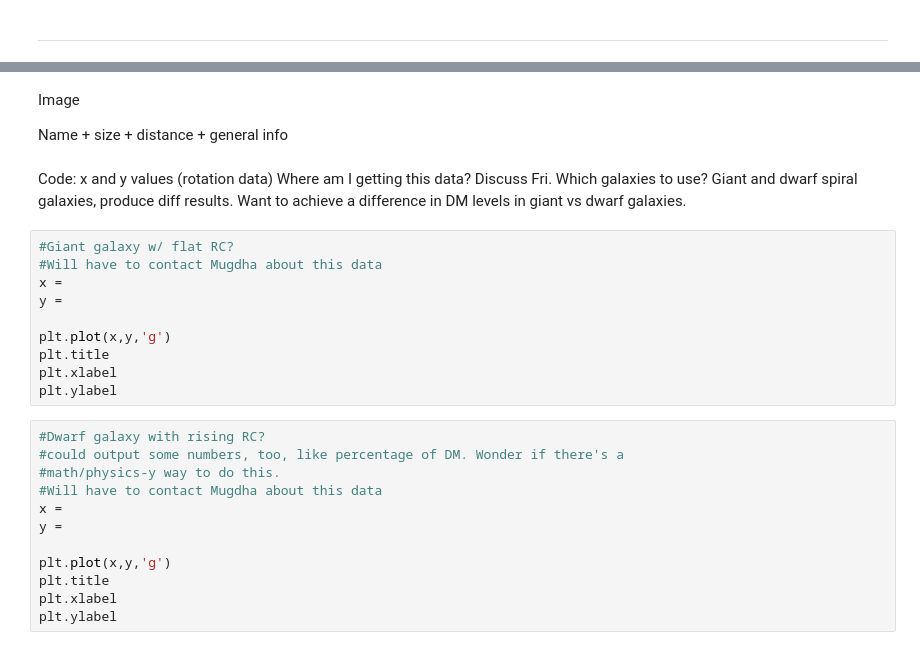
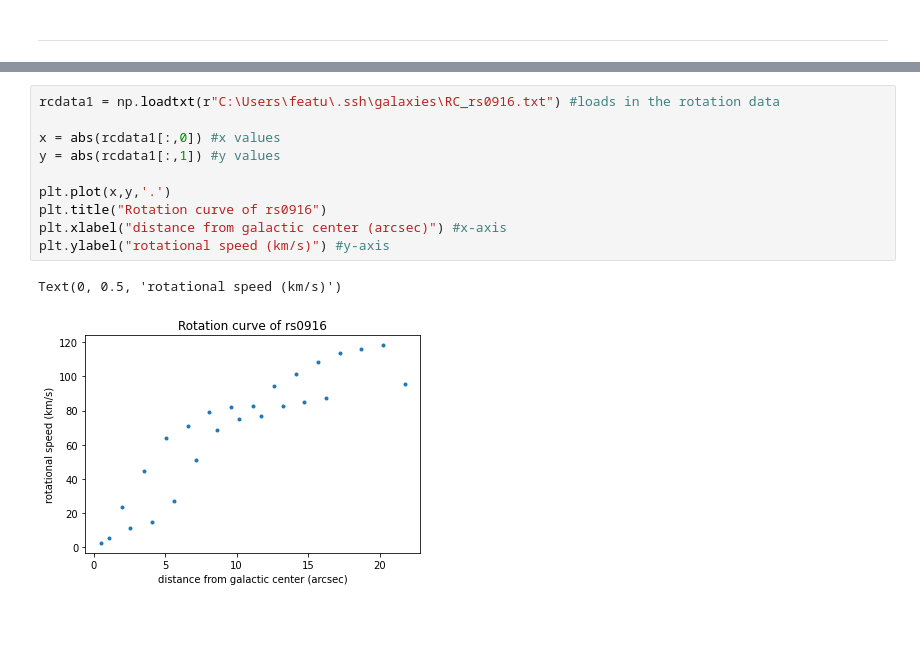
Before and after one commit to kathrynhart1/DMandRCs, a Jupyter notebook: Dark_Matter_and_Weighing_the_Galaxy.ipynb, the cells around one changed output, grey strips where cells are left out. Saved outputs shown, nothing was run; the diff lists cells and outputs as text; blank space fills up the shorter version.

```diff
--- a/Dark_Matter_and_Weighing_the_Galaxy.ipynb
+++ b/Dark_Matter_and_Weighing_the_Galaxy.ipynb
@@ -224,29 +252,13 @@ Now, let's look at some <i>real</i> spiral galaxies and plot their rotation curv
-# %% [markdown]
-Image
-
-Name + size + distance + general info
-# %% [markdown]
-Code: x and y values (rotation data)
-Where am I getting this data? Discuss Fri. Which galaxies to use? Giant and dwarf spiral galaxies, produce diff results. Want to achieve a difference in DM levels in giant vs dwarf galaxies.
-# %%
-#Giant galaxy w/ flat RC?
-#Will have to contact Mugdha about this data
-x =
-y =
-
-plt.plot(x,y,'g')
-plt.title
-plt.xlabel
-plt.ylabel
-# %%
-#Dwarf galaxy with rising RC?
-#could output some numbers, too, like percentage of DM. Wonder if there's a
-#math/physics-y way to do this.
-#Will have to contact Mugdha about this data
-x =
-y =
-
-plt.plot(x,y,'g')
-plt.title
-plt.xlabel
-plt.ylabel
+# %%
+rcdata1 = np.loadtxt(r"C:\Users\featu\.ssh\galaxies\RC_rs0916.txt") #loads in the rotation data
+
+x = abs(rcdata1[:,0]) #x values
+y = abs(rcdata1[:,1]) #y values
+
+plt.plot(x,y,'.')
+plt.title("Rotation curve of rs0916")
+plt.xlabel("distance from galactic center (arcsec)") #x-axis
+plt.ylabel("rotational speed (km/s)") #y-axis
+# %% [output]
+Text(0, 0.5, 'rotational speed (km/s)')
+[figure, added]
```
Also changed, not shown: parts of 36 cells of this notebook.
